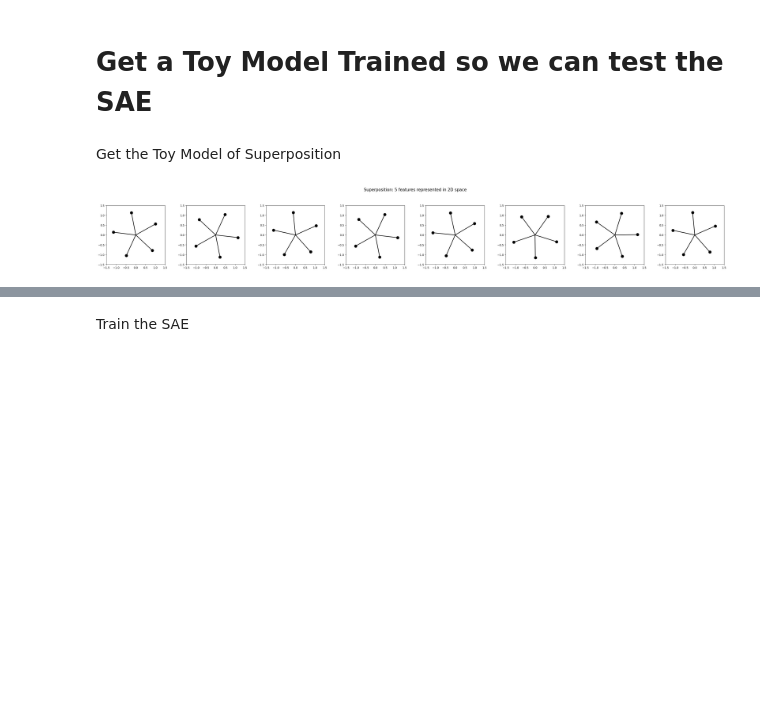
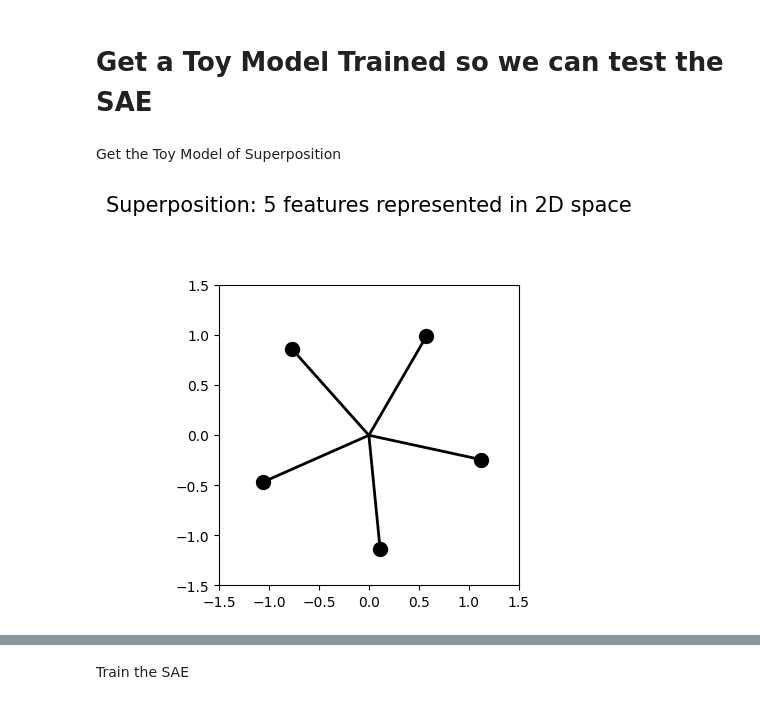
Before and after one commit to tom-pollak/SAELens, a Jupyter notebook: dev.ipynb, the cells around one changed output, grey strips where cells are left out. Drawn from its saved outputs; the diff is of its cells as text; code cells hidden in the pictures; blank space fills up the shorter version.

Commit message:
First successful run on toy models

```diff
--- a/dev.ipynb
+++ b/dev.ipynb
@@ -46,7 +46,7 @@ cfg = {
     "wandb_entity": None,
 
     # Other details
-    "device": "cuda",
+    "device": "cpu",
     "seed": 42,
     "checkpoint_path": "checkpoints",
     "dtype": torch.float32,
@@ -252,7 +257,7 @@ from tqdm import tqdm
 import einops
 from torch.nn import functional as F
 
-device = "cuda"
+device = "cpu"
 
 def linear_lr(step, steps):
     return (1 - (step / steps))
@@ -441,15 +446,15 @@ cfg = Config(
 )
 model = Model(
     cfg = cfg,
-    device = "cuda",
+    device = "cpu",
     feature_probability = 0.025,
 )
 model.optimize(steps=10_000)
 
-plot_features_in_2d(
-    values = model.W.detach(),
-    title = "Superposition: 5 features represented in 2D space",
-)
+# plot_features_in_2d(
+#     values = model.W.detach(),
+#     title = "Superposition: 5 features represented in 2D space",
+# )
 
 batch = model.generate_batch(250)
 hidden = einops.einsum(batch, model.W, "batch_size instances features, instances hidden features -> instances hidden batch_size")
@@ -998,7 +1020,7 @@ from tqdm import tqdm
 import einops
 from torch.nn import functional as F
 
-device = "cuda"
+device = "cpu"
 
 def linear_lr(step, steps):
     return (1 - (step / steps))
@@ -1171,36 +1193,36 @@ class Model(nn.Module):
             optimizer.zero_grad()
             batch = self.generate_batch(batch_size)
             out = self(batch)
             loss = self.calculate_loss(out, batch)
             loss.backward()
             optimizer.step()
 
             # Display progress bar
             if step % log_freq == 0 or (step + 1 == steps):
                 progress_bar.set_postfix(loss=loss.item()/self.cfg.n_instances, lr=step_lr)
 
 
 cfg = Config(
-    n_instances = 8,
+    n_instances = 1,
     n_features = 5,
     n_hidden = 2,
 )
 model = Model(
     cfg = cfg,
-    device = "cuda",
+    device = "cpu",
     feature_probability = 0.025,
 )
 model.optimize(steps=10_000)
 
 plot_features_in_2d(
     values = model.W.detach(),
     title = "Superposition: 5 features represented in 2D space",
 )
 
 batch = model.generate_batch(250)
 hidden = einops.einsum(batch, model.W, "batch_size instances features, instances hidden features -> instances hidden batch_size")
 # %% [output]
-[figure, old version]
+[figure, new version]
 # %%
 import torch as t
 from torch import Tensor
```
Also changed, not shown: parts of 13 cells of this notebook, 1 other file.
